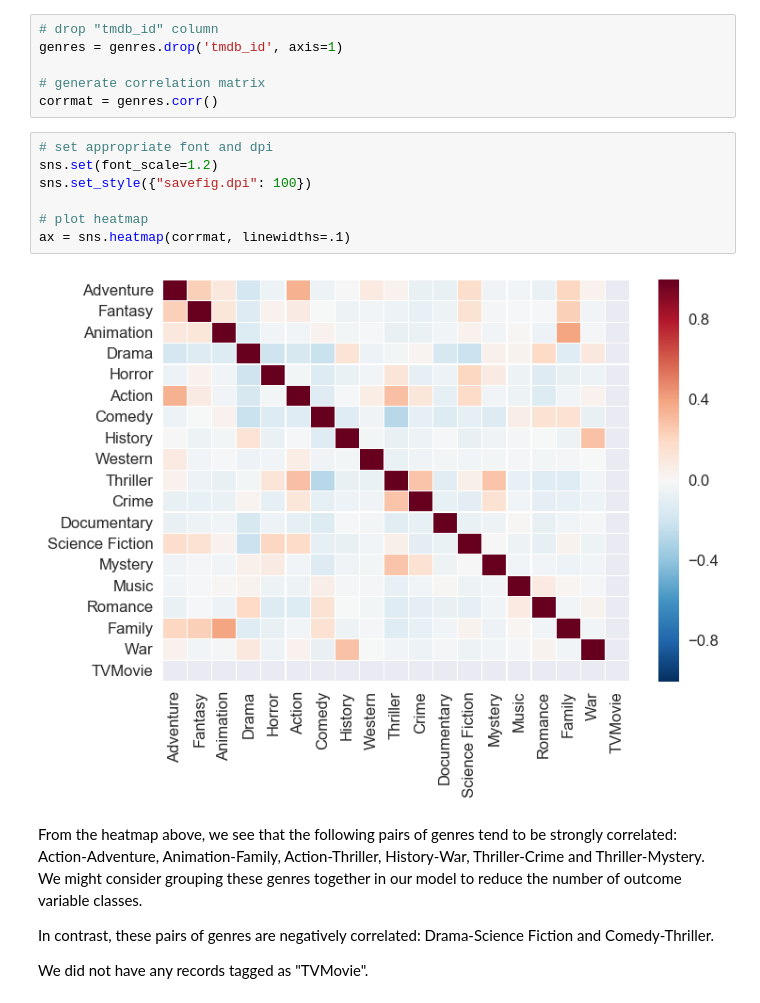
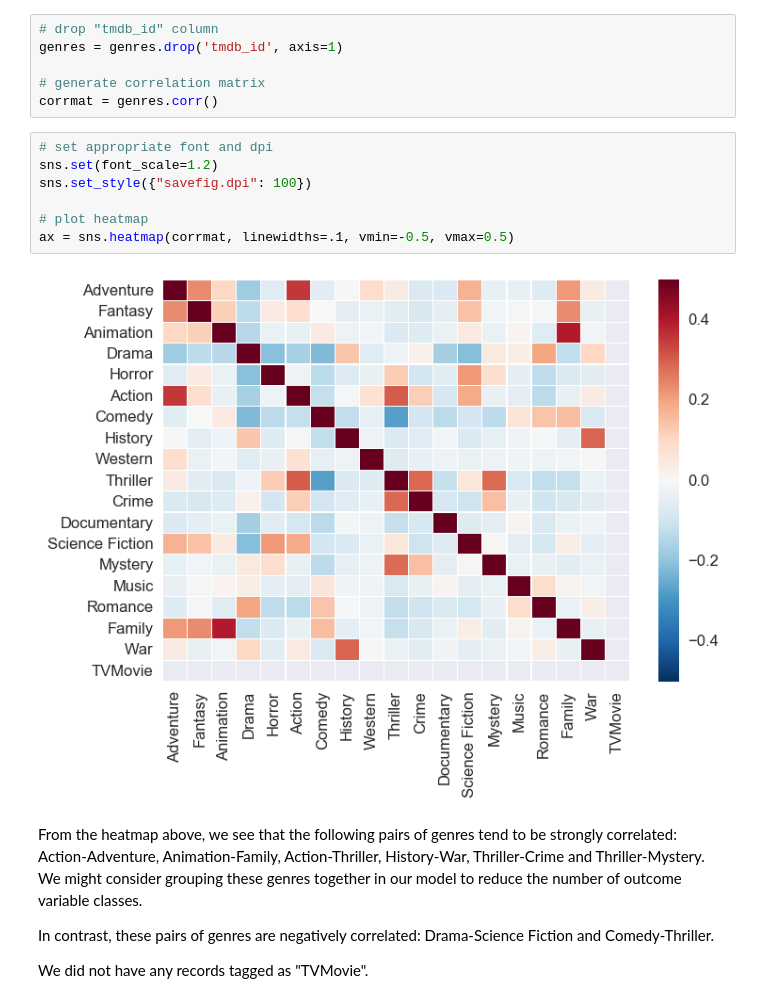
Before and after one commit to greenore/deep-learning-project, a Jupyter notebook: milestone1/Milestone1.ipynb, the cells around one changed output. Cells and saved outputs as stored; diff of their text form.

```diff
--- a/milestone1/Milestone1.ipynb
+++ b/milestone1/Milestone1.ipynb
@@ -231,12 +231,12 @@ corrmat = genres.corr()
 # %%
 # set appropriate font and dpi
 sns.set(font_scale=1.2)
 sns.set_style({"savefig.dpi": 100})
 
 # plot heatmap
-ax = sns.heatmap(corrmat, linewidths=.1)
+ax = sns.heatmap(corrmat, linewidths=.1, vmin=-0.5, vmax=0.5)
 # %% [output]
-[figure, old version]
+[figure, new version]
 # %% [markdown]
 From the heatmap above, we see that the following pairs of genres tend to be strongly correlated: Action-Adventure, Animation-Family, Action-Thriller, History-War, Thriller-Crime and Thriller-Mystery. We might consider grouping these genres together in our model to reduce the number of outcome variable classes.
 
```
